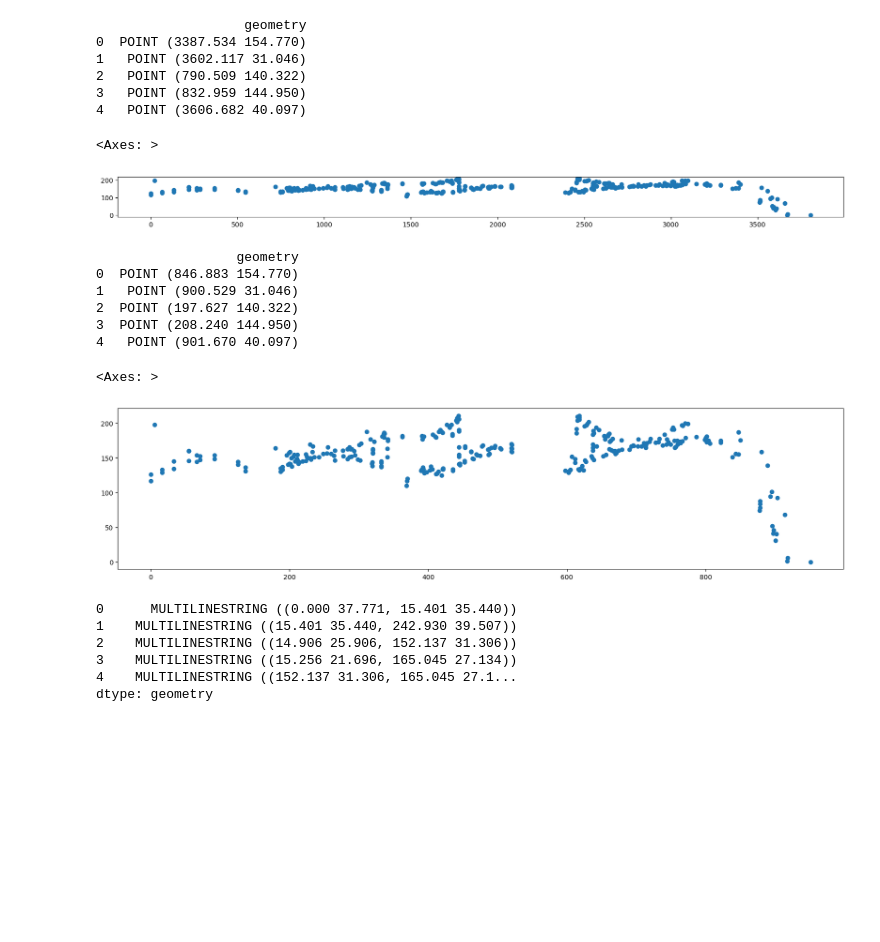
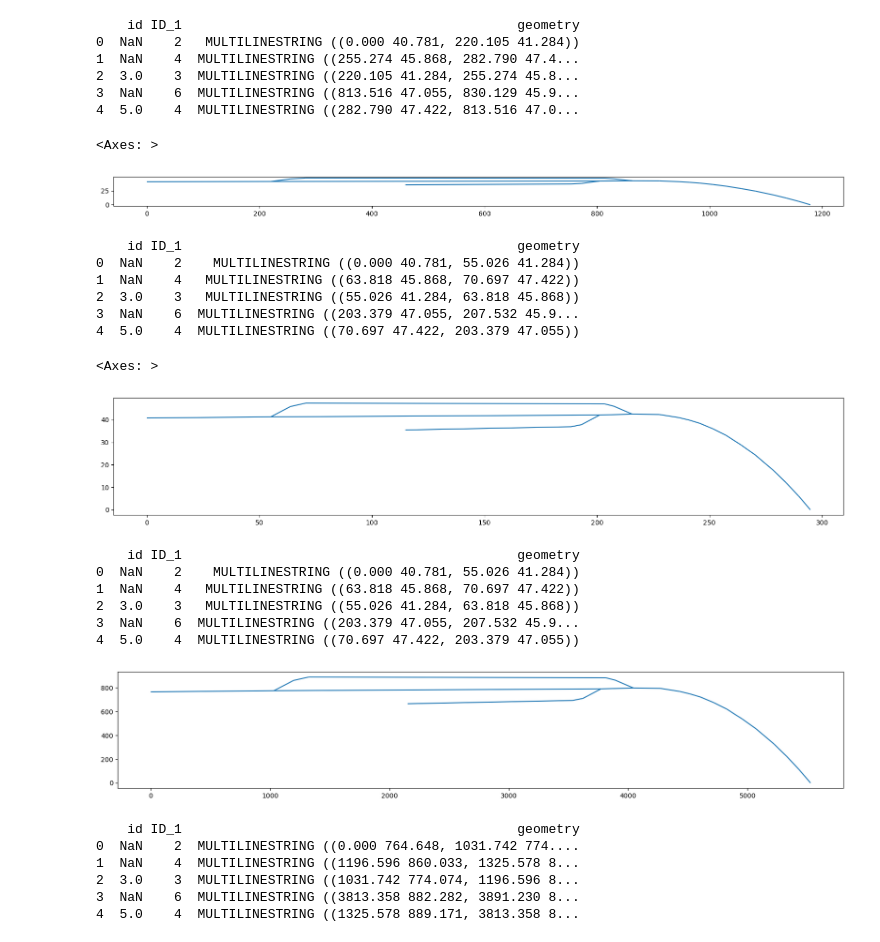
Before and after one commit to mwoj-tech/geo2screen, a Jupyter notebook: main.ipynb, the cells around one changed output. Saved outputs shown, nothing was run; the diff lists cells and outputs as text; code cells hidden in the pictures; blank space fills up the shorter version.

Commit message:
dodano Tarnowo pomorski, zrobiono powrawki (usuniety raiml, scalanie z właściwościami przesrzennymi)

```diff
--- a/main.ipynb
+++ b/main.ipynb
@@ -11,7 +11,7 @@ from xml.dom import minidom
 # %%
 # Replace 'path/to/your_shapefile.shp' with the actual path to your shapefile
 
-geojson_path = '2024-01-31_siedlce_EIK_2180.geojson'
+geojson_path = '24-04-24_template_geo2scheme_geojson_NET-ELEMENTS-input_Tarnowo-Pom.geojson'
 
 # Siedlce OSM: '2024-01-24_siedlce_2180.geojson'
 # Siedlce ELEMENTY SIECIOWE: '2024-01-24_elem-siec_isa.geojson'
@@ -19,9 +19,16 @@ geojson_path = '2024-01-31_siedlce_EIK_2180.geojson'
 # Warka OSM: '2024-01-31_warka_osm_2180.geojson'
 # '2024-01-31_warka_osm_2180.geojson'
 #Skierniewice: '2024-02-01_skierniewice_2180_osm.geojson'
+
+#24-04
+
+#24-04-24_template_geo2scheme_geojson_NET-ELEMENTS-input_Tarnowo-Pom.geojson
 # %%
 # Read the shapefile
 gdf = gpd.read_file(geojson_path)
+# %%
+# Extract non-spatial properties
+non_spatial_properties = gdf.drop(columns='geometry')
 # %%
 # Explore the GeoDataFrame
 print(gdf.head())
@@ -108,21 +93,24 @@ min_coords = gdf.bounds.min()
 # %%
 # Przesuń wszystkie geometrie w lewo i w dół o wartości minimalnych współrzędnych
 gdf['geometry'] = gdf.translate(xoff=-min_coords['minx'], yoff=-min_coords['miny'])
+# %%
+# Merge non-spatial properties back into the modified GeoDataFrame
+gdf = gpd.GeoDataFrame(non_spatial_properties, geometry=gdf['geometry'])
 # %%
 # Explore the GeoDataFrame
 print(gdf.head())
 # %% [output]
-                   geometry
-0  POINT (3387.534 154.770)
-1   POINT (3602.117 31.046)
-2   POINT (790.509 140.322)
-3   POINT (832.959 144.950)
-4   POINT (3606.682 40.097)
+    id ID_1                                           geometry
+0  NaN    2   MULTILINESTRING ((0.000 40.781, 220.105 41.284))
+1  NaN    4  MULTILINESTRING ((255.274 45.868, 282.790 47.4...
+2  3.0    3  MULTILINESTRING ((220.105 41.284, 255.274 45.8...
+3  NaN    6  MULTILINESTRING ((813.516 47.055, 830.129 45.9...
+4  5.0    4  MULTILINESTRING ((282.790 47.422, 813.516 47.0...
 # %%
 gdf.plot(figsize=(20, 20))
 # %% [output]
 <Axes: >
-[figure, old version]
+[figure, new version]
 # %%
 # Function to scale the x-coordinates by a factor
 def scale_x(geometry, factor):
@@ -134,9 +122,9 @@ gdf['geometry'] = gdf['geometry'].apply(scale_x, factor=1/4)
 # Explore the GeoDataFrame
 print(gdf.head())
 # %% [output]
-                  geometry
-0  POINT (846.883 154.770)
-1   POINT (900.529 31.046)
-2  POINT (197.627 140.322)
-3  POINT (208.240 144.950)
-4   POINT (901.670 40.097)
+    id ID_1                                           geometry
+0  NaN    2    MULTILINESTRING ((0.000 40.781, 55.026 41.284))
+1  NaN    4   MULTILINESTRING ((63.818 45.868, 70.697 47.422))
+2  3.0    3   MULTILINESTRING ((55.026 41.284, 63.818 45.868))
+3  NaN    6  MULTILINESTRING ((203.379 47.055, 207.532 45.9...
+4  5.0    4  MULTILINESTRING ((70.697 47.422, 203.379 47.055))
@@ -145,14 +131,37 @@ df_rotated3 = gdf.rotate(0, origin=gdf.unary_union.centroid)
 # %%
-df_rotated3.plot(figsize=(20, 20))
+gdf.plot(figsize=(20, 20))
 # %% [output]
 <Axes: >
-[figure, old version]
+[figure, new version]
 # %%
-print(df_rotated3.head())
+print(gdf.head())
 # %% [output]
-0      MULTILINESTRING ((0.000 37.771, 15.401 35.440))
-1    MULTILINESTRING ((15.401 35.440, 242.930 39.507))
-2    MULTILINESTRING ((14.906 25.906, 152.137 31.306))
-3    MULTILINESTRING ((15.256 21.696, 165.045 27.134))
-4    MULTILINESTRING ((152.137 31.306, 165.045 27.1...
-dtype: geometry
+    id ID_1                                           geometry
+0  NaN    2    MULTILINESTRING ((0.000 40.781, 55.026 41.284))
+1  NaN    4   MULTILINESTRING ((63.818 45.868, 70.697 47.422))
+2  3.0    3   MULTILINESTRING ((55.026 41.284, 63.818 45.868))
+3  NaN    6  MULTILINESTRING ((203.379 47.055, 207.532 45.9...
+4  5.0    4  MULTILINESTRING ((70.697 47.422, 203.379 47.055))
+# %%
+# Function to scale both x and y coordinates by a factor with origin at (0,0)
+def scale_xy(geometry, factor):
+    # Apply scaling transformation with origin at (0,0)
+    return affine_transform(geometry, [factor, 0, 0, factor, 0, 0])
+
+# Apply the scaling operation to the geometry column
+gdf['geometry'] = gdf['geometry'].apply(scale_xy, factor=18.75)
+
+# Plot the scaled geometries
+gdf.plot(figsize=(20, 20))
+plt.show()
+# %% [output]
+[figure, added]
+# %%
+print(gdf.head())
+# %% [output]
+    id ID_1                                           geometry
+0  NaN    2  MULTILINESTRING ((0.000 764.648, 1031.742 774....
+1  NaN    4  MULTILINESTRING ((1196.596 860.033, 1325.578 8...
+2  3.0    3  MULTILINESTRING ((1031.742 774.074, 1196.596 8...
+3  NaN    6  MULTILINESTRING ((3813.358 882.282, 3891.230 8...
+4  5.0    4  MULTILINESTRING ((1325.578 889.171, 3813.358 8...
```
Also changed, not shown: parts of 13 cells of this notebook, 6 other files.
